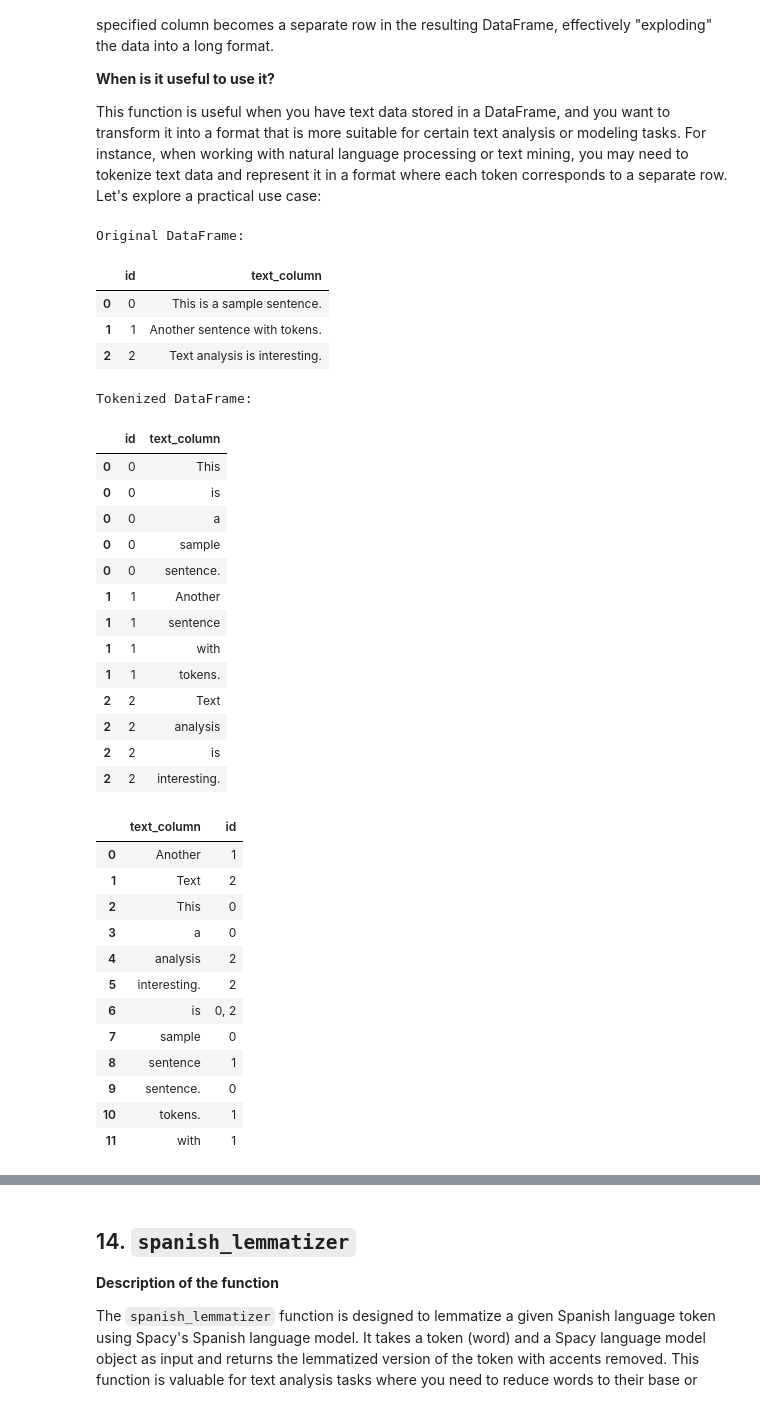
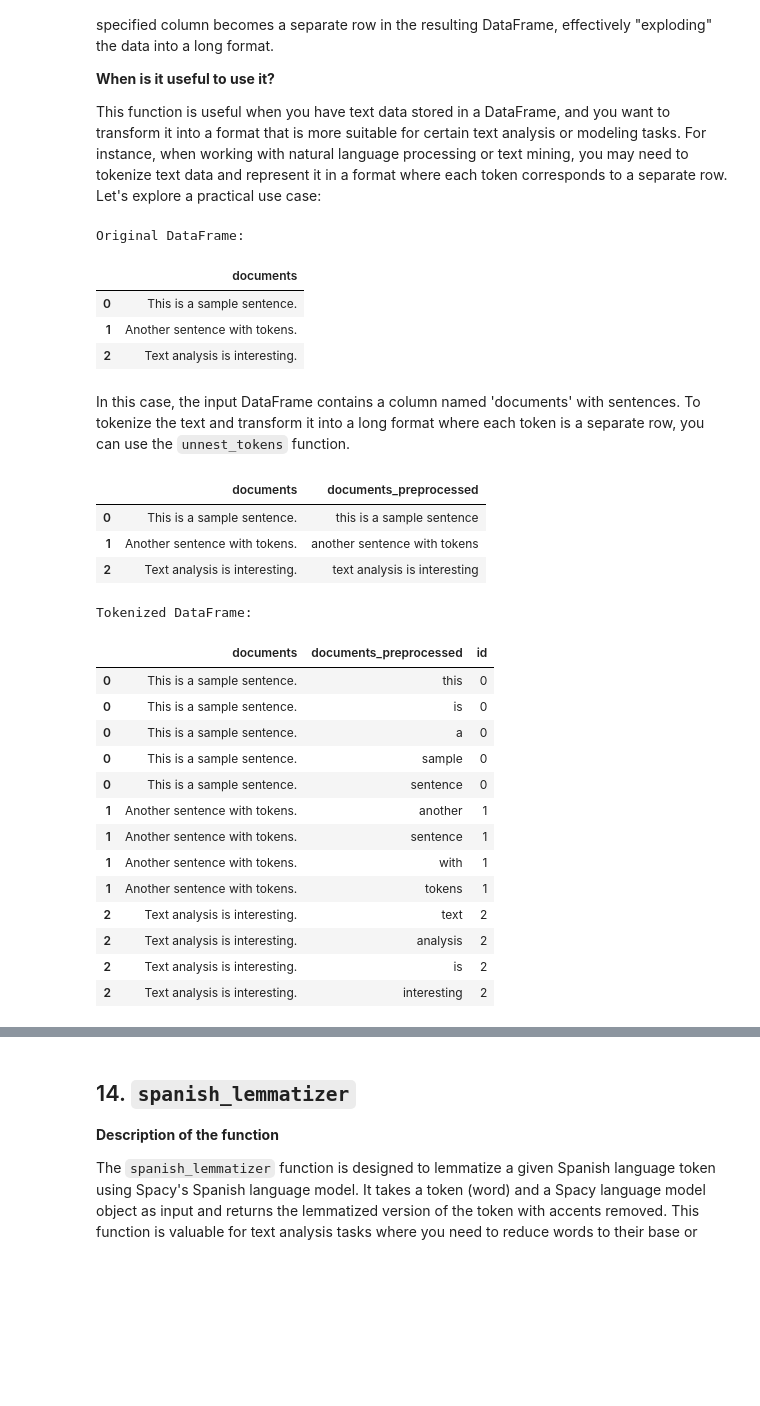
Before and after one commit to lgomezt/tidyX, a Jupyter notebook: docs/source/examples/tutorial.ipynb, the cells around one changed output, grey strips where cells are left out. Saved outputs shown, nothing was run; the diff lists cells and outputs as text; code cells hidden in the pictures; blank space fills up the shorter version.

```diff
--- a/docs/source/examples/tutorial.ipynb
+++ b/docs/source/examples/tutorial.ipynb
@@ -352,52 +352,49 @@ This function is useful when you have text data stored in a DataFrame, and you w
 # %%
 import pandas as pd
 # Create a sample DataFrame with a text column
-data = {'text_column': ["This is a sample sentence.",
-                        "Another sentence with tokens.",
-                        "Text analysis is interesting."]}
-df = pd.DataFrame(data).reset_index(names = "id")
+data = {'documents': ["This is a sample sentence.",
+                      "Another sentence with tokens.",
+                      "Text analysis is interesting."]}
+
+df = pd.DataFrame(data)
 print("Original DataFrame:")
 df
 # %% [output]
 Original DataFrame:
-|  | id | text_column |
-| 0 | 0 | This is a sample sentence. |
-| 1 | 1 | Another sentence with tokens. |
-| 2 | 2 | Text analysis is interesting. |
+|  | documents |
+| 0 | This is a sample sentence. |
+| 1 | Another sentence with tokens. |
+| 2 | Text analysis is interesting. |
+# %% [markdown]
+In this case, the input DataFrame contains a column named 'documents' with sentences. To tokenize the text and transform it into a long format where each token is a separate row, you can use the `unnest_tokens` function.
+# %%
+# First preprocess the text easily
+df["documents_preprocessed"] = df["documents"].apply(lambda x: tp.preprocess(x, extract = False))
+df
+# %% [output]
+|  | documents | documents_preprocessed |
+| 0 | This is a sample sentence. | this is a sample sentence |
+| 1 | Another sentence with tokens. | another sentence with tokens |
+| 2 | Text analysis is interesting. | text analysis is interesting |
 # %%
 # Apply unnest_tokens function to tokenize the text column
-tokenized_df = tp.unnest_tokens(df=df, input_column='text_column')
+tokenized_df = tp.unnest_tokens(df = df.copy(), input_column = "documents_preprocessed",
+                                id_col = None, unique = False)
 print("\nTokenized DataFrame:")
 tokenized_df
 # %% [output]
 Tokenized DataFrame:
-|  | id | text_column |
-| 0 | 0 | This |
-| 0 | 0 | is |
-| 0 | 0 | a |
-| 0 | 0 | sample |
-| 0 | 0 | sentence. |
-| 1 | 1 | Another |
-| 1 | 1 | sentence |
-| 1 | 1 | with |
-| 1 | 1 | tokens. |
-| 2 | 2 | Text |
-| 2 | 2 | analysis |
-| 2 | 2 | is |
-| 2 | 2 | interesting. |
+|  | documents | documents_preprocessed | id |
+| 0 | This is a sample sentence. | this | 0 |
+| 0 | This is a sample sentence. | is | 0 |
+| 0 | This is a sample sentence. | a | 0 |
+| 0 | This is a sample sentence. | sample | 0 |
+| 0 | This is a sample sentence. | sentence | 0 |
+| 1 | Another sentence with tokens. | another | 1 |
+| 1 | Another sentence with tokens. | sentence | 1 |
+| 1 | Another sentence with tokens. | with | 1 |
+| 1 | Another sentence with tokens. | tokens | 1 |
+| 2 | Text analysis is interesting. | text | 2 |
+| 2 | Text analysis is interesting. | analysis | 2 |
+| 2 | Text analysis is interesting. | is | 2 |
+| 2 | Text analysis is interesting. | interesting | 2 |
-# %%
-tokenized_df.groupby("text_column")["id"].agg(lambda x: ", ".join(map(str, x))).reset_index()
-# %% [output]
-|  | text_column | id |
-| 0 | Another | 1 |
-| 1 | Text | 2 |
-| 2 | This | 0 |
-| 3 | a | 0 |
-| 4 | analysis | 2 |
-| 5 | interesting. | 2 |
-| 6 | is | 0, 2 |
-| 7 | sample | 0 |
-| 8 | sentence | 1 |
-| 9 | sentence. | 0 |
-| 10 | tokens. | 1 |
-| 11 | with | 1 |
```
Also changed, not shown: parts of 39 cells of this notebook, 4 other files.
